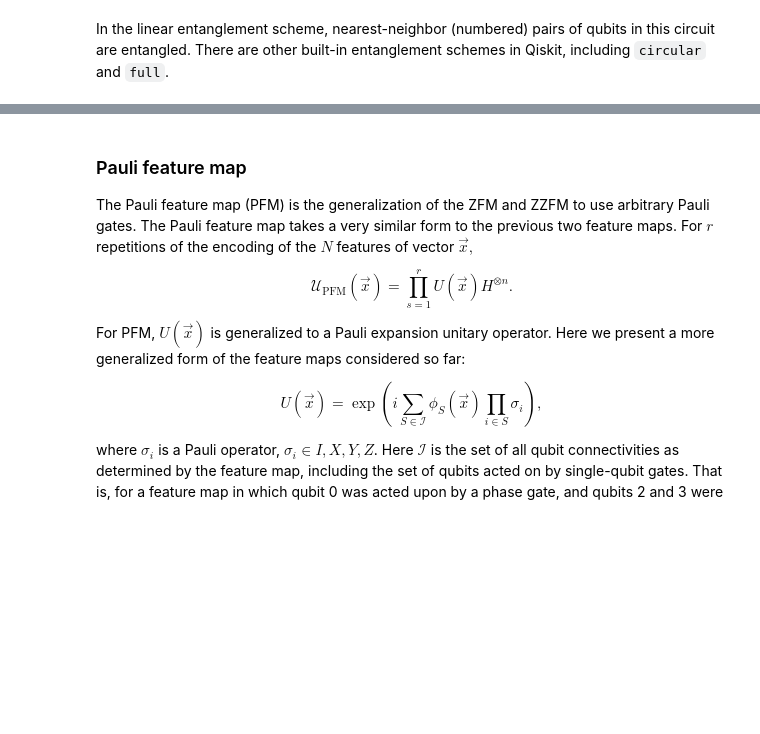
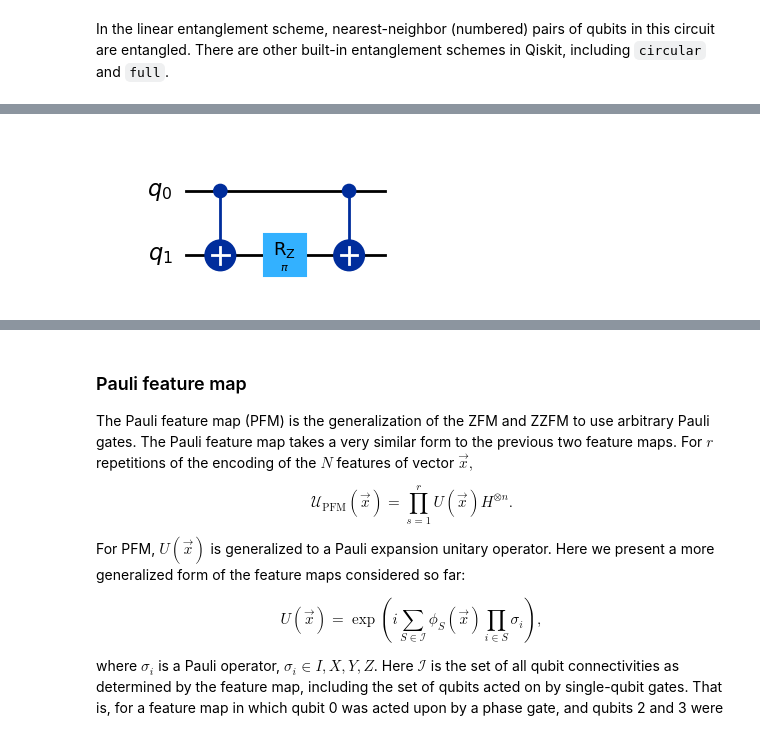
Before and after one commit to Virendra513/QML1, a Jupyter notebook: QML/data-encoding.ipynb, the cells around one changed output, grey strips where cells are left out. Cells and saved outputs as stored; diff of their text form; code cells hidden in the pictures; blank space fills up the shorter version.

```diff
--- a/QML/data-encoding.ipynb
+++ b/QML/data-encoding.ipynb
@@ -1146,0 +1218,4 @@ In the linear entanglement scheme, nearest-neighbor (numbered) pairs of qubits i
+# %%
+qc.decompose().draw("mpl", scale=1)
+# %% [output]
+[figure, added]
```
Also changed, not shown: parts of 10 cells of this notebook.
